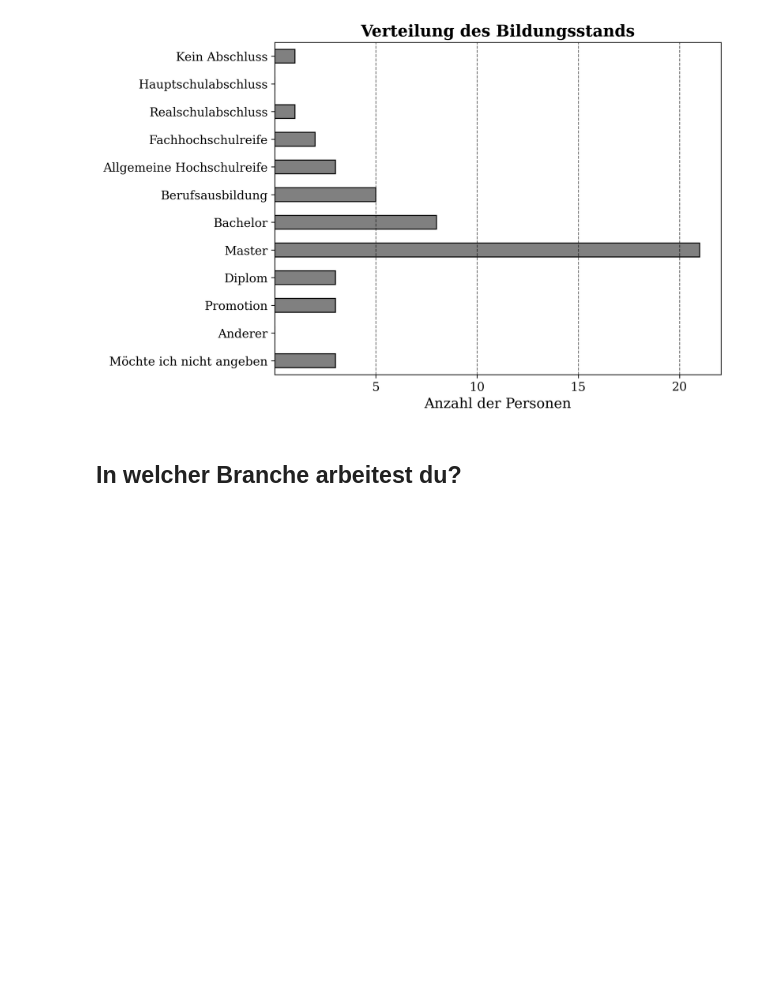
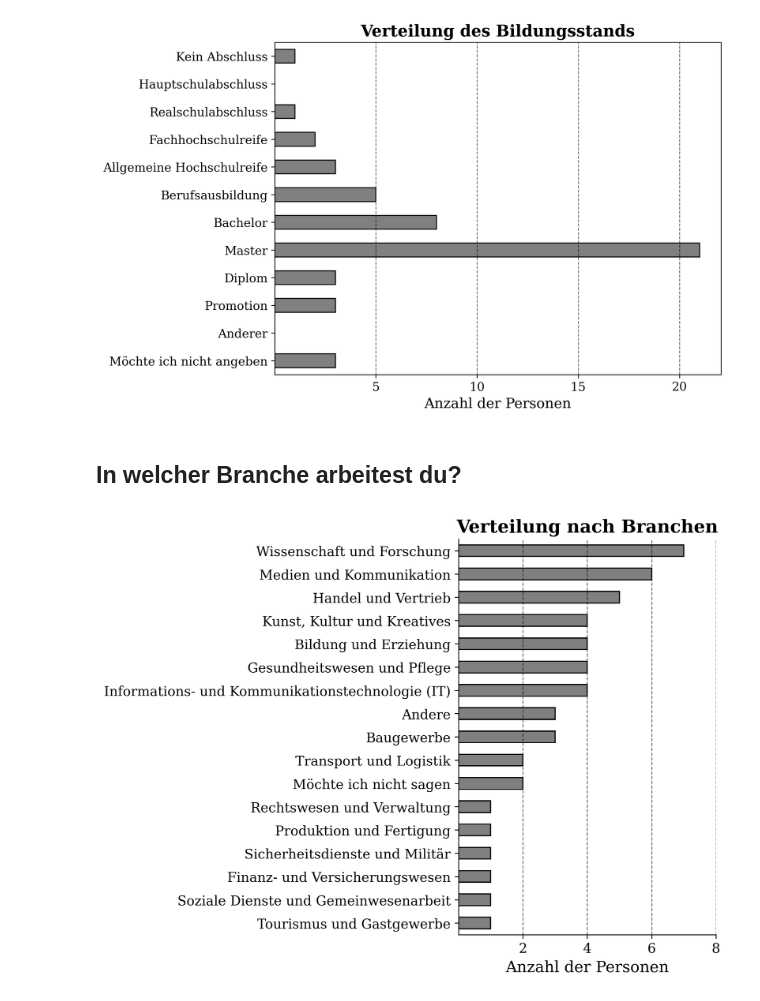
Before and after one commit to JAlbertOfficial/weddingsurvey, a Jupyter notebook: weddingsurvey.ipynb, the cells around one changed output. Cells and saved outputs as stored; diff of their text form; code cells hidden in the pictures; blank space fills up the shorter version.

```diff
--- a/weddingsurvey.ipynb
+++ b/weddingsurvey.ipynb
@@ -512,3 +512,22 @@ plt.grid(axis='x', linestyle='--', alpha=0.6, color='black')  # Gitterlinien ent
 [figure]
 # %% [markdown]
 ## In welcher Branche arbeitest du?
+# %%
+# Berechne die Häufigkeit der Antworten und sortiere sie in absteigender Reihenfolge
+branche_counts = df['In welcher Branche arbeitest du?'].value_counts(ascending=True)
+
+# Erstelle ein Balkendiagramm der Branchenverteilung mit invertierten Achsen und absteigender Sortierung
+plt.figure(figsize=(8, 6), dpi=300)
+branche_counts.plot(kind='barh', color='gray', edgecolor='black')  # 'barh' für horizontales Balkendiagramm
+plt.title('Verteilung nach Branchen', fontsize=16, fontweight='bold', family='serif')
+plt.xlabel('Anzahl der Personen', fontsize=14, family='serif')
+plt.ylabel('')  # Entfernt den Y-Achsentitel
+plt.xticks([2,4,6,8], fontsize=12, family='serif')  # Setzt die X-Achsen-Ticks auf 5, 10, 15, 20
+plt.yticks(fontsize=12, family='serif')
+plt.grid(axis='x', linestyle='--', alpha=0.6, color='black')  # Gitterlinien entlang der X-Achse
+plt.gca().spines['top'].set_visible(False)
+plt.gca().spines['right'].set_visible(False)
+plt.tight_layout()  # Optimiert den Layout-Abstand
+plt.show()
+# %% [output]
+[figure, added]
```
Also changed, not shown: 2 other files.
